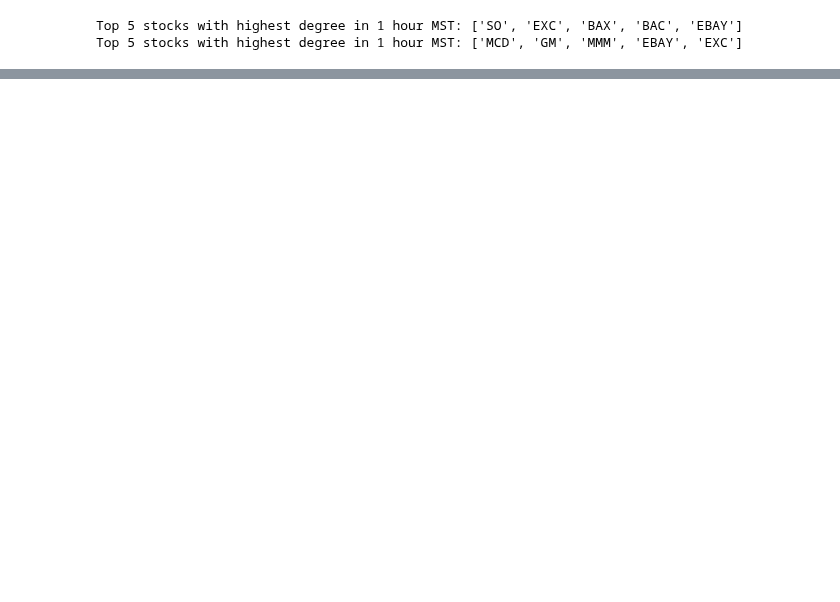
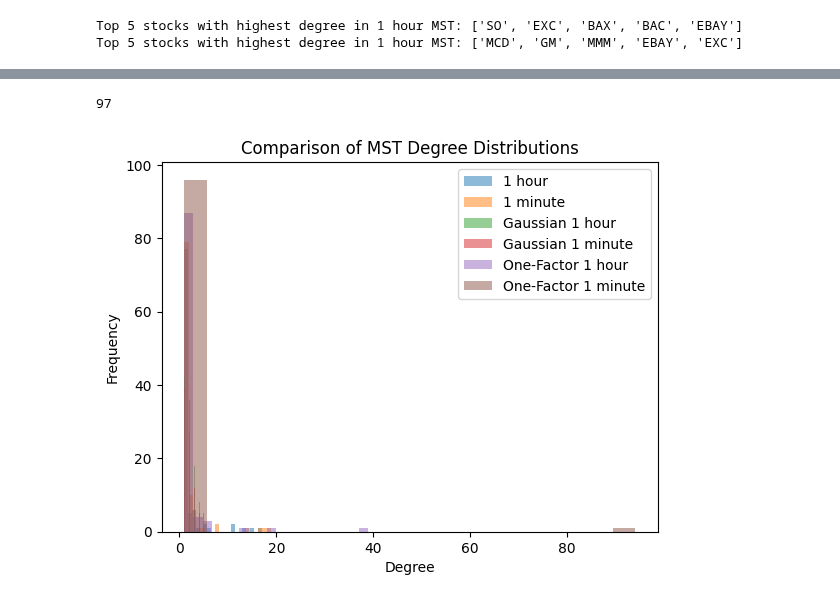
Before and after one commit to HuberNicolas/network-science-uzh, a Jupyter notebook: assignment-3/Assignment_03.ipynb, the cells around one changed output, grey strips where cells are left out. Saved outputs shown, nothing was run; the diff lists cells and outputs as text; code cells hidden in the pictures; blank space fills up the shorter version.

```diff
--- a/assignment-3/Assignment_03.ipynb
+++ b/assignment-3/Assignment_03.ipynb
@@ -466,0 +506,49 @@ Top 5 stocks with highest degree in 1 hour MST: ['MCD', 'GM', 'MMM', 'EBAY', 'EX
+# %%
+len(arrays_nyse["cormat_gaussian_1h"])
+# %% [output]
+97
+# %%
+# Same as in 2.3 but in a function
+def calculate_degree_distribution(data):
+    G = nx.Graph()
+
+    G.add_nodes_from(tickers)
+
+    nx.set_node_attributes(G, tickers_dict, name='ticker')
+
+    for i in range(len(tickers)):
+        for j in range(i + 1, len(tickers)):
+            weight = data[i][j]
+            G.add_edge(tickers[i], tickers[j], weight=weight)
+
+    mst = nx.minimum_spanning_tree(G)
+
+    degree_distribution = dict(mst.degree())
+
+    return degree_distribution
+# %%
+degree_distribution_gaussian_1h = calculate_degree_distribution(arrays_nyse["cormat_gaussian_1h"])
+degree_distribution_gaussian_1m = calculate_degree_distribution(arrays_nyse["cormat_gaussian_1m"])
+degree_distribution_onefactor_1h = calculate_degree_distribution(arrays_nyse["cormat_onefactor_1h"])
+degree_distribution_onefactor_1m = calculate_degree_distribution(arrays_nyse["cormat_onefactor_1m"])
+# %%
+
+def plot_degree_distribution(degree_distribution, label):
+    plt.hist(list(degree_distribution.values()), bins=20, alpha=0.5, label=label)
+
+# Plot the degree distributions
+plot_degree_distribution(degree_distribution_1h, '1 hour')
+plot_degree_distribution(degree_distribution_1m, '1 minute')
+plot_degree_distribution(degree_distribution_gaussian_1h, 'Gaussian 1 hour')
+plot_degree_distribution(degree_distribution_gaussian_1m, 'Gaussian 1 minute')
+plot_degree_distribution(degree_distribution_onefactor_1h, 'One-Factor 1 hour')
+plot_degree_distribution(degree_distribution_onefactor_1m, 'One-Factor 1 minute')
+
+# Add labels and legend
+plt.legend()
+plt.xlabel('Degree')
+plt.ylabel('Frequency')
+plt.title('Comparison of MST Degree Distributions')
+plt.show()
+# %% [output]
+[figure, added]
```
Also changed, not shown: parts of 7 cells of this notebook.
